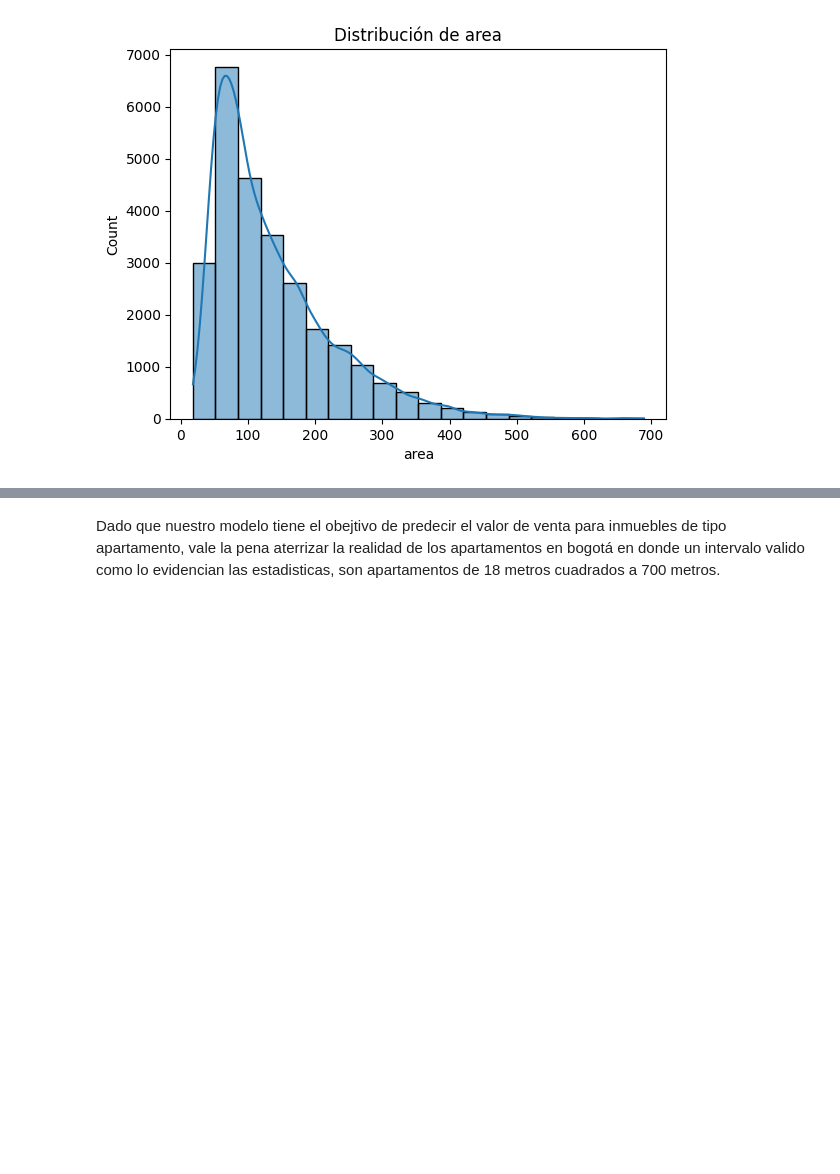
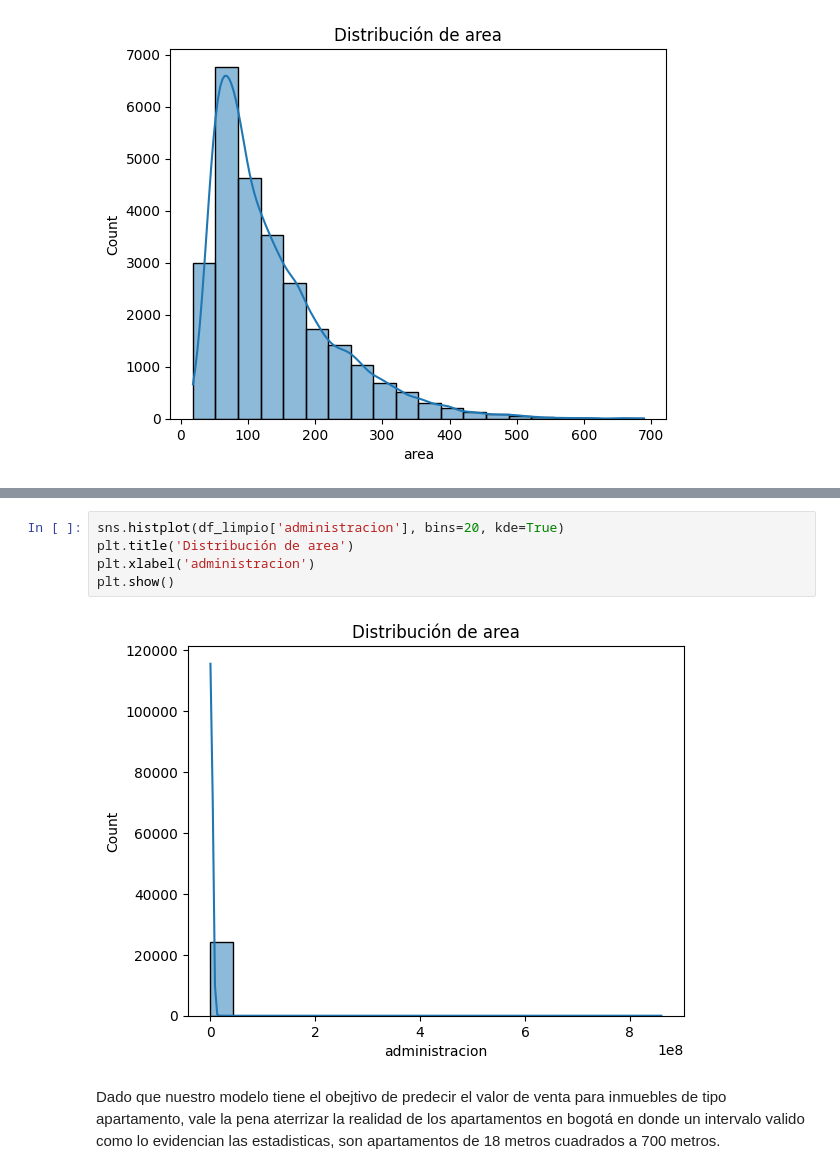
Before and after one commit to Traintain/MINE4101-202520-Taller2, a Jupyter notebook: taller.ipynb, the cells around one changed output, grey strips where cells are left out. Drawn from its saved outputs; the diff is of its cells as text; blank space fills up the shorter version.

```diff
--- a/taller.ipynb
+++ b/taller.ipynb
@@ -433,3 +451,10 @@ plt.show()
+# %%
+sns.histplot(df_limpio['administracion'], bins=20, kde=True)
+plt.title('Distribución de area')
+plt.xlabel('administracion')
+plt.show()
+# %% [output]
+[figure, added]
 # %% [markdown]
 Dado que nuestro modelo tiene el obejtivo de predecir el valor de venta para inmuebles de tipo apartamento, vale la pena aterrizar la realidad de los apartamentos en bogotá en donde un intervalo valido como lo evidencian las estadisticas, son apartamentos de 18 metros cuadrados a 700 metros.
 # %%
```
Also changed, not shown: parts of 36 cells of this notebook.
